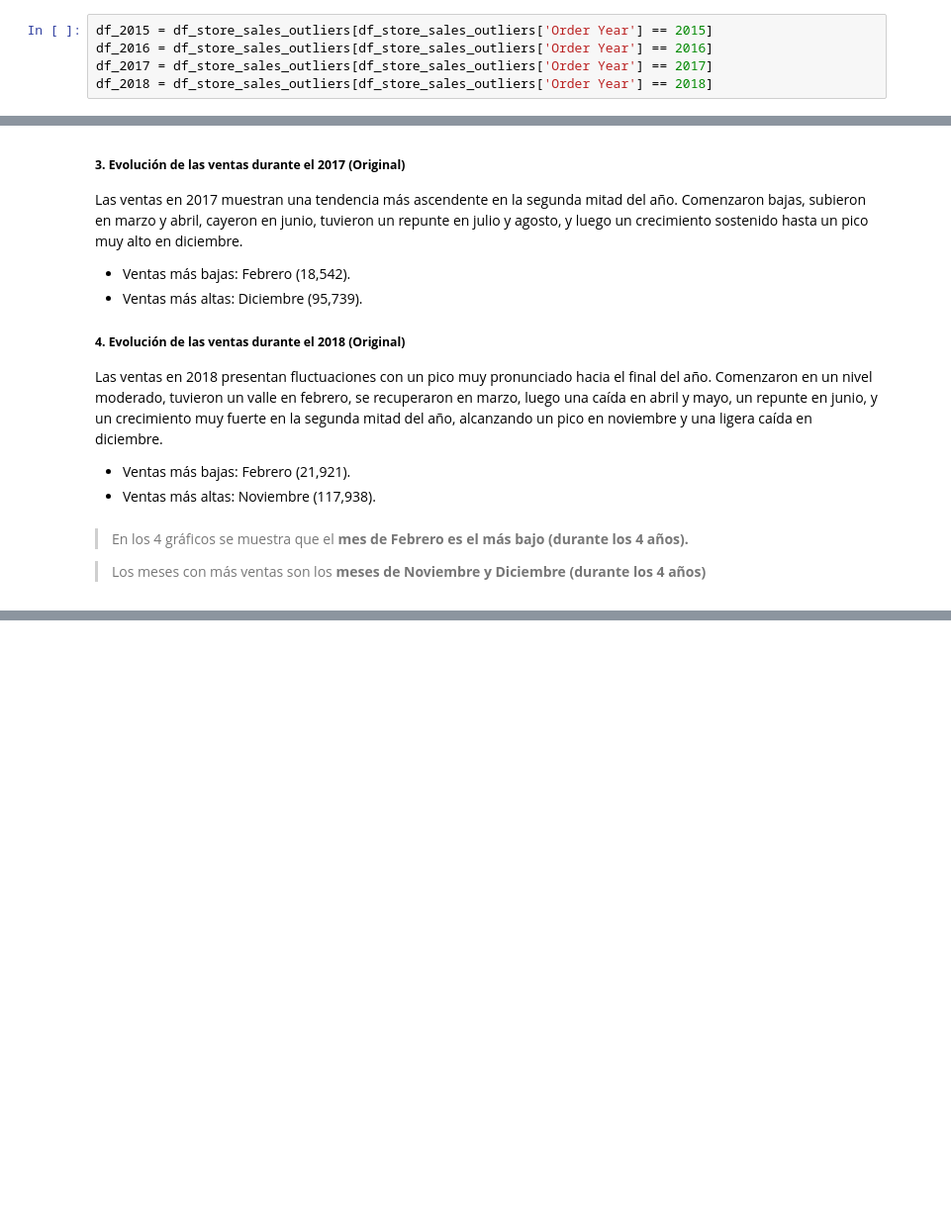
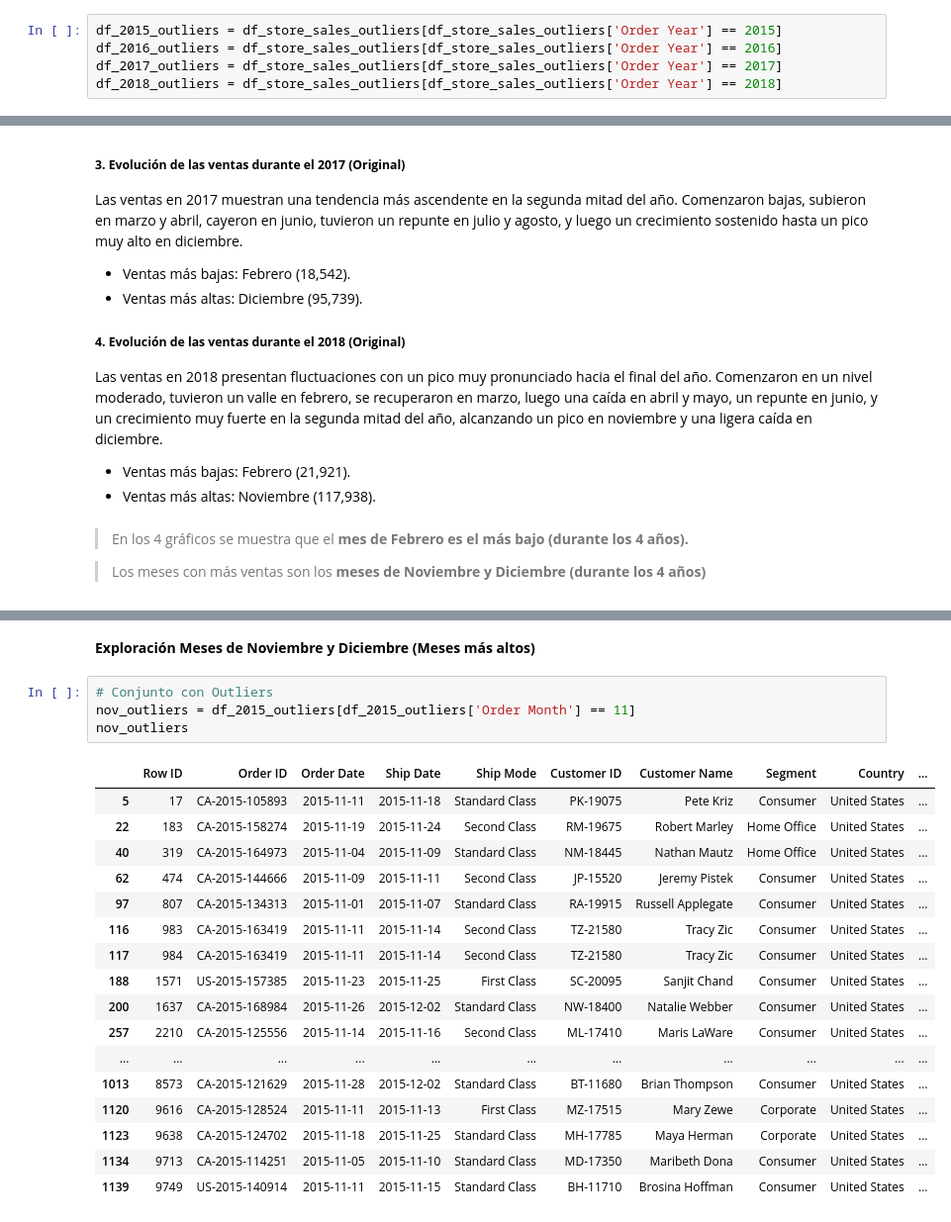
Before and after one commit to SaitoM17/superstore_sales, a Jupyter notebook: notebooks/eda_outliers.ipynb, the cells around one changed output, grey strips where cells are left out. Shown: that part at 99% size. Cells and saved outputs as stored; diff of their text form; blank space fills up the shorter version.

Commit message:
feat: Exploración de los meses con más y menos ventas

```diff
--- a/notebooks/eda_outliers.ipynb
+++ b/notebooks/eda_outliers.ipynb
@@ -96,10 +96,10 @@ df_store_sales.head(3)
 # %% [markdown]
 **Obtención de 4 conjuntos (uno por cada año)**
 # %%
-df_2015 = df_store_sales_outliers[df_store_sales_outliers['Order Year'] == 2015]
-df_2016 = df_store_sales_outliers[df_store_sales_outliers['Order Year'] == 2016]
-df_2017 = df_store_sales_outliers[df_store_sales_outliers['Order Year'] == 2017]
-df_2018 = df_store_sales_outliers[df_store_sales_outliers['Order Year'] == 2018]
+df_2015_outliers = df_store_sales_outliers[df_store_sales_outliers['Order Year'] == 2015]
+df_2016_outliers = df_store_sales_outliers[df_store_sales_outliers['Order Year'] == 2016]
+df_2017_outliers = df_store_sales_outliers[df_store_sales_outliers['Order Year'] == 2017]
+df_2018_outliers = df_store_sales_outliers[df_store_sales_outliers['Order Year'] == 2018]
 # %% [markdown]
 **Obtención de 4 conjuntos (uno por cada año) del original**
 # %%
@@ -183,0 +200,24 @@ Las ventas en 2018 presentan fluctuaciones con un pico muy pronunciado hacia el
+# %% [markdown]
+**Exploración Meses de Noviembre y Diciembre (Meses más altos)**
+# %%
+# Conjunto con Outliers
+nov_outliers = df_2015_outliers[df_2015_outliers['Order Month'] == 11]
+nov_outliers
+# %% [output]
+|  | Row ID | Order ID | Order Date | Ship Date | Ship Mode | Customer ID | Customer Name | Segment | Country | ... |
+| 5 | 17 | CA-2015-105893 | 2015-11-11 | 2015-11-18 | Standard Class | PK-19075 | Pete Kriz | Consumer | United States | ... |
+| 22 | 183 | CA-2015-158274 | 2015-11-19 | 2015-11-24 | Second Class | RM-19675 | Robert Marley | Home Office | United States | ... |
+| 40 | 319 | CA-2015-164973 | 2015-11-04 | 2015-11-09 | Standard Class | NM-18445 | Nathan Mautz | Home Office | United States | ... |
+| 62 | 474 | CA-2015-144666 | 2015-11-09 | 2015-11-11 | Second Class | JP-15520 | Jeremy Pistek | Consumer | United States | ... |
+| 97 | 807 | CA-2015-134313 | 2015-11-01 | 2015-11-07 | Standard Class | RA-19915 | Russell Applegate | Consumer | United States | ... |
+| 116 | 983 | CA-2015-163419 | 2015-11-11 | 2015-11-14 | Second Class | TZ-21580 | Tracy Zic | Consumer | United States | ... |
+| 117 | 984 | CA-2015-163419 | 2015-11-11 | 2015-11-14 | Second Class | TZ-21580 | Tracy Zic | Consumer | United States | ... |
+| 188 | 1571 | US-2015-157385 | 2015-11-23 | 2015-11-25 | First Class | SC-20095 | Sanjit Chand | Consumer | United States | ... |
+| 200 | 1637 | CA-2015-168984 | 2015-11-26 | 2015-12-02 | Standard Class | NW-18400 | Natalie Webber | Consumer | United States | ... |
+| 257 | 2210 | CA-2015-125556 | 2015-11-14 | 2015-11-16 | Second Class | ML-17410 | Maris LaWare | Consumer | United States | ... |
+| ... | ... | ... | ... | ... | ... | ... | ... | ... | ... | ... |
+| 1013 | 8573 | CA-2015-121629 | 2015-11-28 | 2015-12-02 | Standard Class | BT-11680 | Brian Thompson | Consumer | United States | ... |
+| 1120 | 9616 | CA-2015-128524 | 2015-11-11 | 2015-11-13 | First Class | MZ-17515 | Mary Zewe | Corporate | United States | ... |
+| 1123 | 9638 | CA-2015-124702 | 2015-11-18 | 2015-11-25 | Standard Class | MH-17785 | Maya Herman | Corporate | United States | ... |
+| 1134 | 9713 | CA-2015-114251 | 2015-11-05 | 2015-11-10 | Standard Class | MD-17350 | Maribeth Dona | Consumer | United States | ... |
+| 1139 | 9749 | US-2015-140914 | 2015-11-11 | 2015-11-15 | Standard Class | BH-11710 | Brosina Hoffman | Consumer | United States | ... |
```
Also changed, not shown: parts of 4 cells of this notebook.
